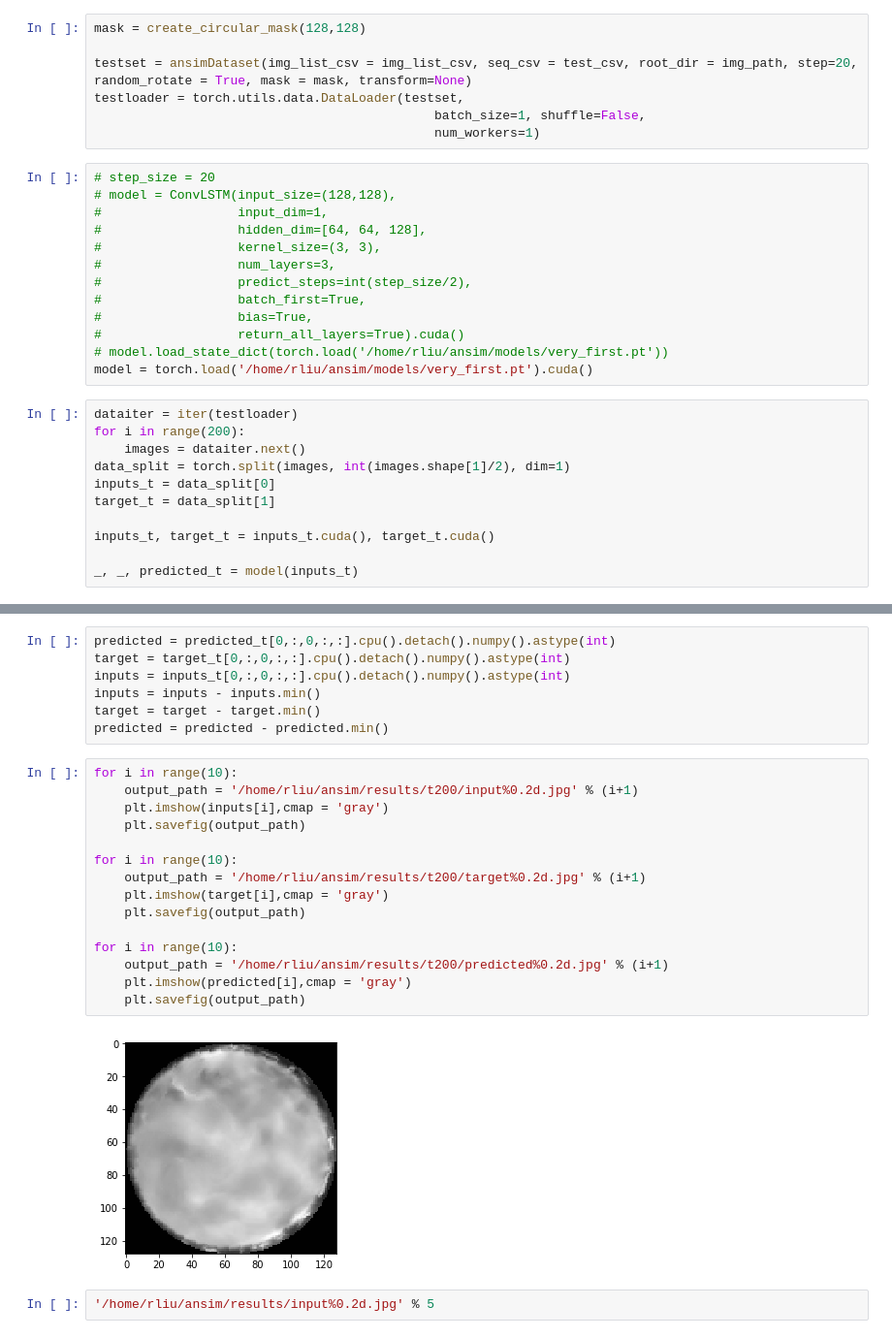
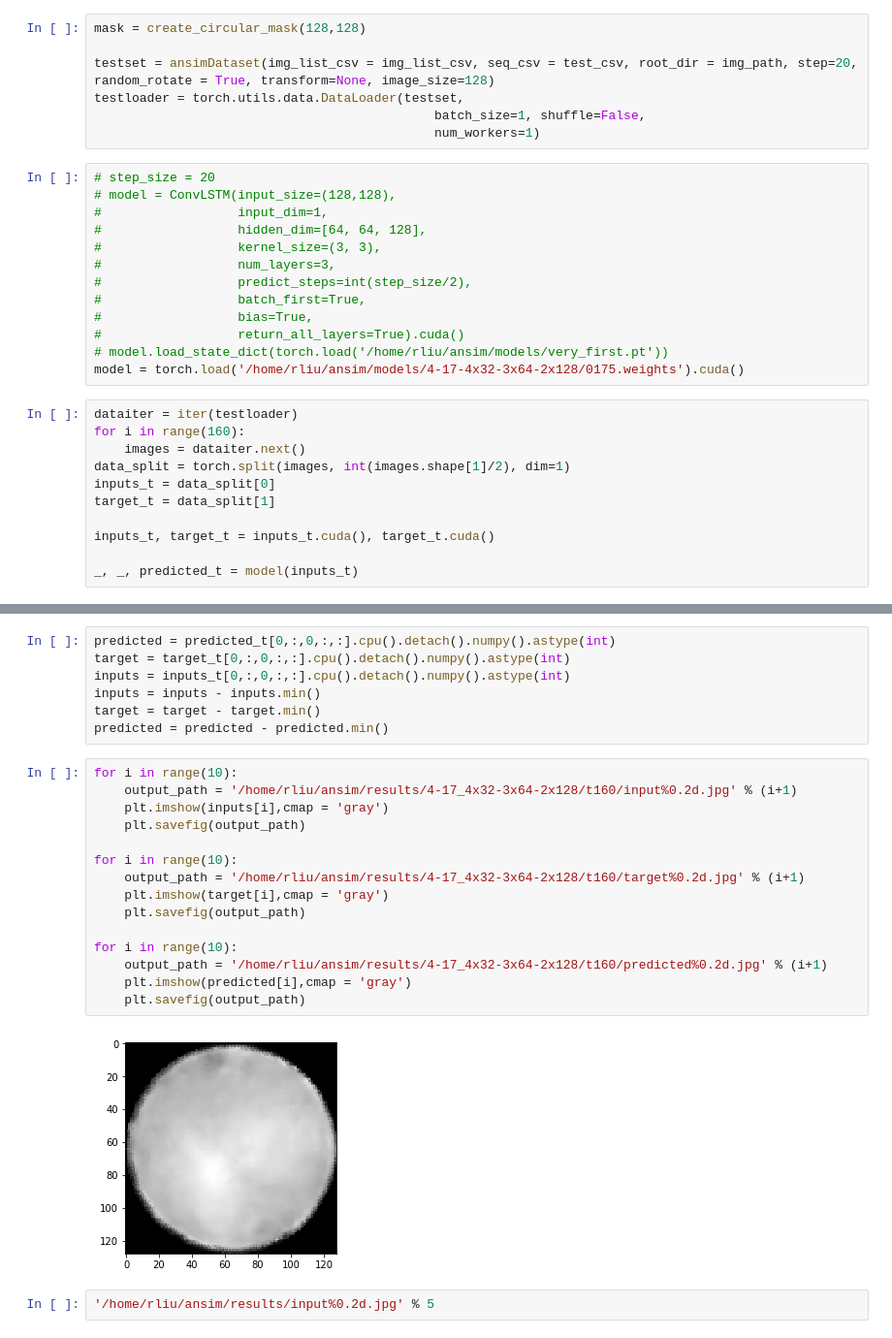
Before and after one commit to ruoshiliu/Orientation-Field-Prediction, a Jupyter notebook: test.ipynb, the cells around one changed output, grey strips where cells are left out. Shown: that part at 97% size. Saved outputs shown, nothing was run; the diff lists cells and outputs as text.

```diff
--- a/test.ipynb
+++ b/test.ipynb
@@ -35,7 +35,7 @@ output_path = '/home/rliu/ansim/models/very_first.pt'
 # %%
 mask = create_circular_mask(128,128)
 
-testset = ansimDataset(img_list_csv = img_list_csv, seq_csv = test_csv, root_dir = img_path, step=20, random_rotate = True, mask = mask, transform=None)
+testset = ansimDataset(img_list_csv = img_list_csv, seq_csv = test_csv, root_dir = img_path, step=20, random_rotate = True, transform=None, image_size=128)
 testloader = torch.utils.data.DataLoader(testset,
                                              batch_size=1, shuffle=False,
                                              num_workers=1)
@@ -51,10 +51,10 @@ testloader = torch.utils.data.DataLoader(testset,
 #                  bias=True,
 #                  return_all_layers=True).cuda()
 # model.load_state_dict(torch.load('/home/rliu/ansim/models/very_first.pt'))
-model = torch.load('/home/rliu/ansim/models/very_first.pt').cuda()
+model = torch.load('/home/rliu/ansim/models/4-17-4x32-3x64-2x128/0175.weights').cuda()
 # %%
 dataiter = iter(testloader)
-for i in range(200):
+for i in range(160):
     images = dataiter.next()
 data_split = torch.split(images, int(images.shape[1]/2), dim=1)
 inputs_t = data_split[0]
@@ -104,21 +100,21 @@ target = target - target.min()
 predicted = predicted - predicted.min()
 # %%
 for i in range(10):
-    output_path = '/home/rliu/ansim/results/t200/input%0.2d.jpg' % (i+1)
+    output_path = '/home/rliu/ansim/results/4-17_4x32-3x64-2x128/t160/input%0.2d.jpg' % (i+1)
     plt.imshow(inputs[i],cmap = 'gray')
     plt.savefig(output_path)
 
 for i in range(10):
-    output_path = '/home/rliu/ansim/results/t200/target%0.2d.jpg' % (i+1)
+    output_path = '/home/rliu/ansim/results/4-17_4x32-3x64-2x128/t160/target%0.2d.jpg' % (i+1)
     plt.imshow(target[i],cmap = 'gray')
     plt.savefig(output_path)
 
 for i in range(10):
-    output_path = '/home/rliu/ansim/results/t200/predicted%0.2d.jpg' % (i+1)
+    output_path = '/home/rliu/ansim/results/4-17_4x32-3x64-2x128/t160/predicted%0.2d.jpg' % (i+1)
     plt.imshow(predicted[i],cmap = 'gray')
     plt.savefig(output_path)
 # %% [output]
-[figure, old version]
+[figure, new version]
 # %%
 '/home/rliu/ansim/results/input%0.2d.jpg' % 5
 # %% [output]
```
Also changed, not shown: parts of 2 cells of this notebook, 5 other files.
